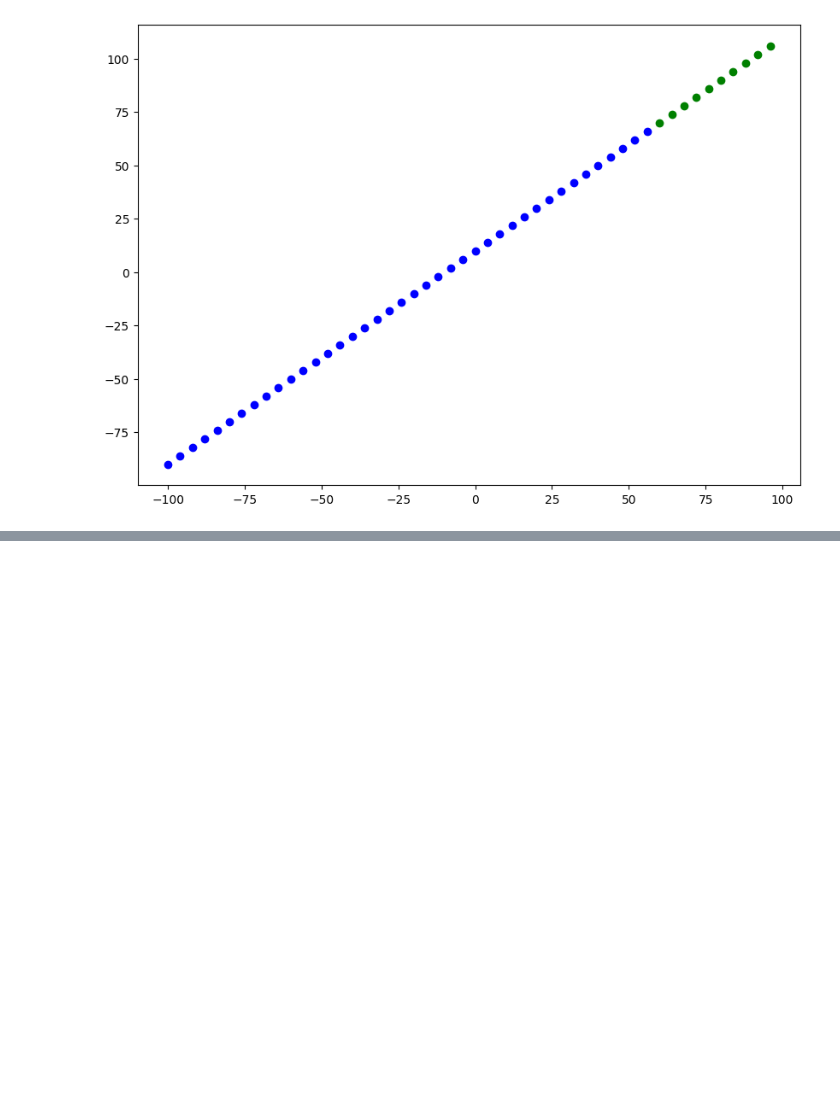
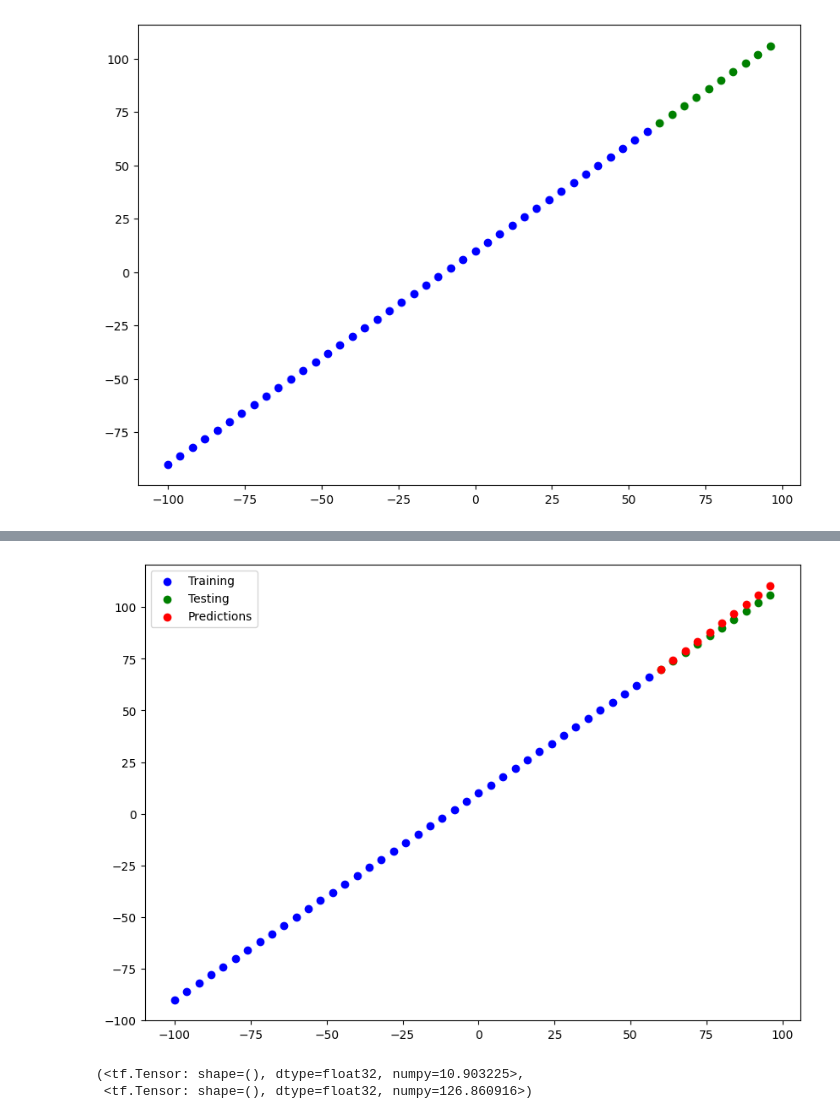
Before and after one commit to mohammed893/Tensor_Flow_Cheat_sheet-, a Jupyter notebook: NN_Regression.ipynb, the cells around one changed output, grey strips where cells are left out. Saved outputs shown, nothing was run; the diff lists cells and outputs as text; code cells hidden in the pictures; blank space fills up the shorter version.

```diff
--- a/NN_Regression.ipynb
+++ b/NN_Regression.ipynb
@@ -127,0 +258,16 @@ _________________________________________________________________
+# %%
+from os import name
+#Building Model_2 --> 2 Dense Layers , trained for 100 epochs
+model_2 = tf.keras.Sequential([
+    tf.keras.layers.Dense(10 , name = "INPUT_LAYER") ,
+    tf.keras.layers.Dense(1),
+])
+
+model_2.compile(loss = tf.keras.losses.mae ,
+                optimizer = tf.keras.optimizers.SGD(),
+                metrics="mse"
+                )
+model_2.fit(tf.expand_dims(x_train , axis = -1) , y_train , epochs = 100 )
+# %%
+y_pred_2 = model_2.predict(x_test)
+y_pred_2 , y_test
@@ -127,0 +287,11 @@ _________________________________________________________________
+# %%
+plot_predictions(predictions=y_pred_2)
+# %% [output]
+[figure, added]
+# %%
+mae_2 = mae(y_test , y_pred_2)
+mse_2 = mse(y_test , y_pred_2)
+mae_2 , mse_2
+# %% [output]
+(<tf.Tensor: shape=(), dtype=float32, numpy=10.903225>,
+ <tf.Tensor: shape=(), dtype=float32, numpy=126.860916>)
```
Also changed, not shown: parts of 21 cells of this notebook.
